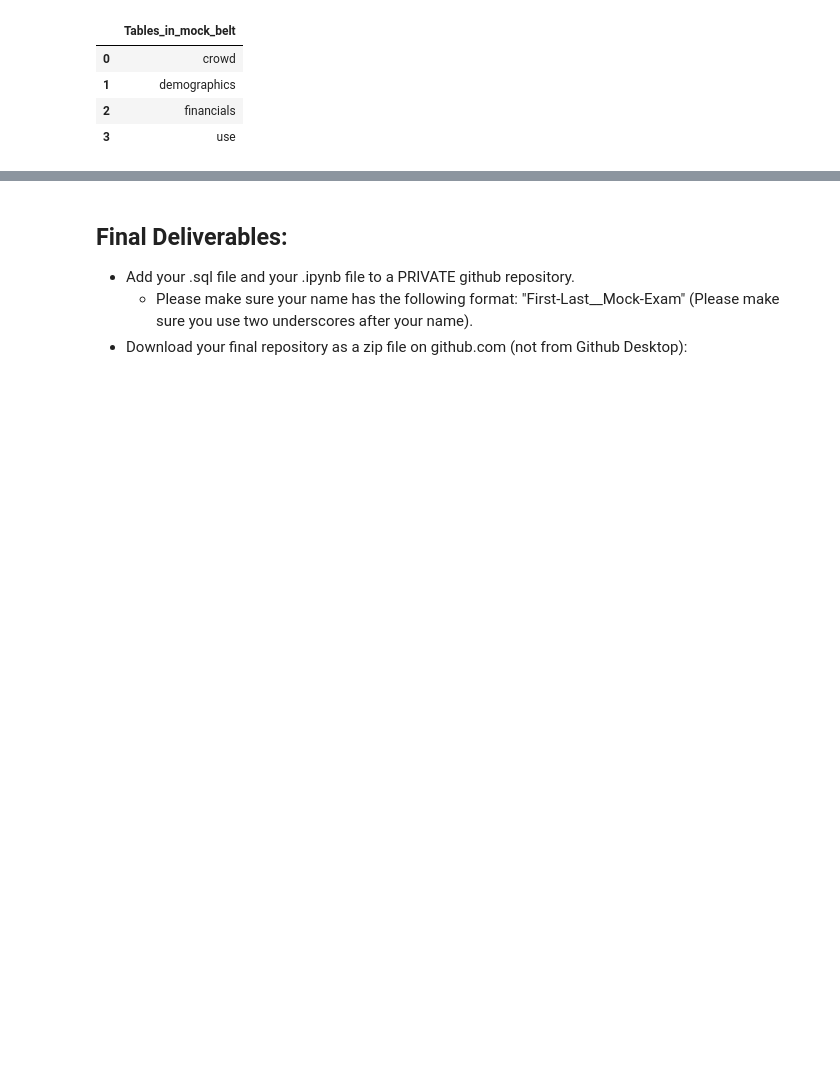
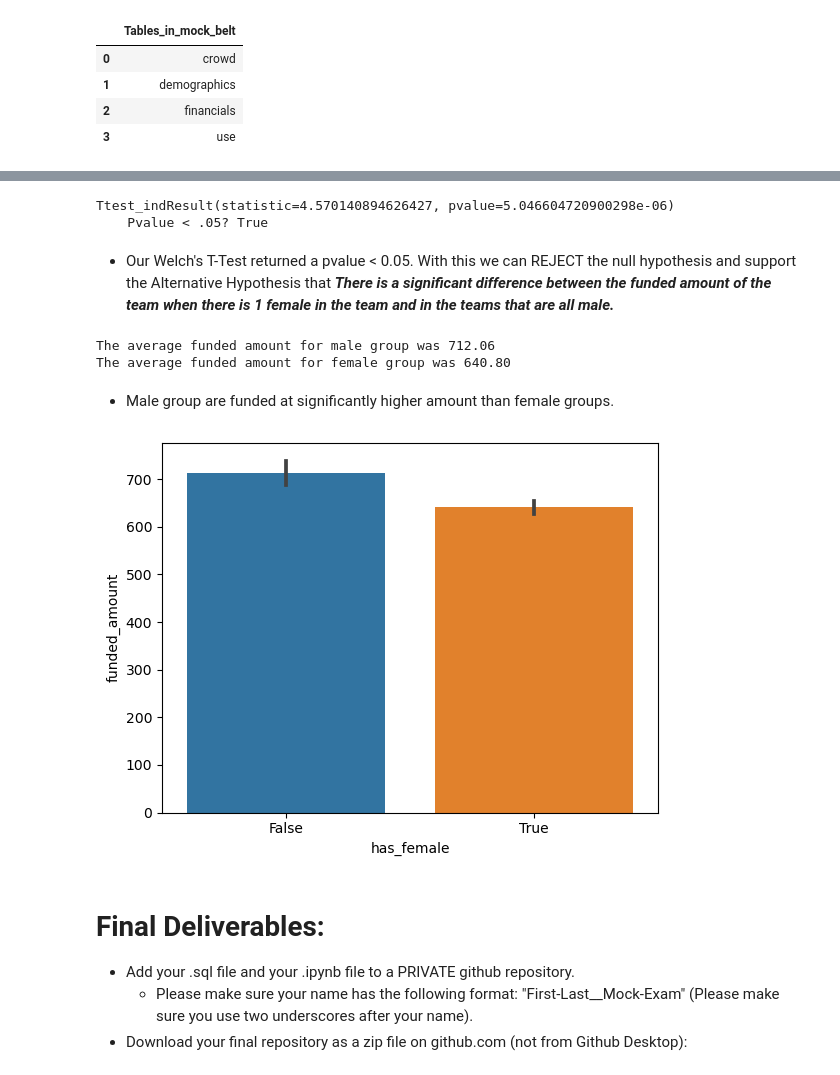
Before and after one commit to juDEcorous/Data-Enrichment-Mock-Belt-Exam, a Jupyter notebook: Jude-Maico-Jr__Mock-Exam.ipynb, the cells around one changed output, grey strips where cells are left out. Saved outputs shown, nothing was run; the diff lists cells and outputs as text; code cells hidden in the pictures; blank space fills up the shorter version.

```diff
--- a/Jude-Maico-Jr__Mock-Exam.ipynb
+++ b/Jude-Maico-Jr__Mock-Exam.ipynb
@@ -174,0 +304,5 @@ pd.read_sql(use_query, engine)
+# %%
+# values for each group
+female_group = female_df['funded_amount']
+male_group = male_df['funded_amount']
+display(female_group.head(), male_group.head())
@@ -174,0 +324,4 @@ pd.read_sql(use_query, engine)
+# %%
+# female
+female_with_ouliers = np.abs(stats.zscore(female_group)) > 3
+print(f'There are {female_with_ouliers.sum()} outliers in the female group of {len(female_group)}.')
@@ -174,0 +336,4 @@ pd.read_sql(use_query, engine)
+# %%
+# male
+male_with_outliers = np.abs(stats.zscore(male_group)) > 3
+print(f'There are {male_with_outliers.sum()} outliers in the female group of {len(male_group)}.')
@@ -175,5 +385,30 @@ pd.read_sql(use_query, engine)
+# %%
+result = stats.ttest_ind(male_group, female_group, equal_var=False)
+print(result)
+print(f'    Pvalue < .05? {result.pvalue < .05}')
+# %% [output]
+Ttest_indResult(statistic=4.570140894626427, pvalue=5.046604720900298e-06)
+    Pvalue < .05? True
+# %% [markdown]
+- Our Welch's T-Test returned a pvalue < 0.05. With this we can REJECT the null hypothesis and support the Alternative Hypothesis that ***There is a significant difference between the funded amount of the team when there is 1 female in the team and in the teams that are all male.***
+# %%
+print(f'The average funded amount for male group was {male_group.mean():.2f}')
+print(f'The average funded amount for female group was {female_group.mean():.2f}')
+# %% [output]
+The average funded amount for male group was 712.06
+The average funded amount for female group was 640.80
+# %% [markdown]
+- Male group are funded at significantly higher amount than female groups.
+# %%
+# visualise after removing the outliers
+plot_df = pd.concat([male_df.loc[~male_with_outliers],
+                     female_df.loc[~female_with_ouliers]], axis = 0)
+
+ax = sns.barplot(plot_df, x = 'has_female', y = 'funded_amount')
+# %% [output]
+[figure, added]
 # %% [markdown]
-## Final Deliverables:
+# Final Deliverables:
 
 - Add your .sql file and your .ipynb file to a PRIVATE github repository.
     - Please make sure your name has the following format: "First-Last__Mock-Exam" (Please make sure you use two underscores after your name).
```
Also changed, not shown: parts of 35 cells of this notebook.
